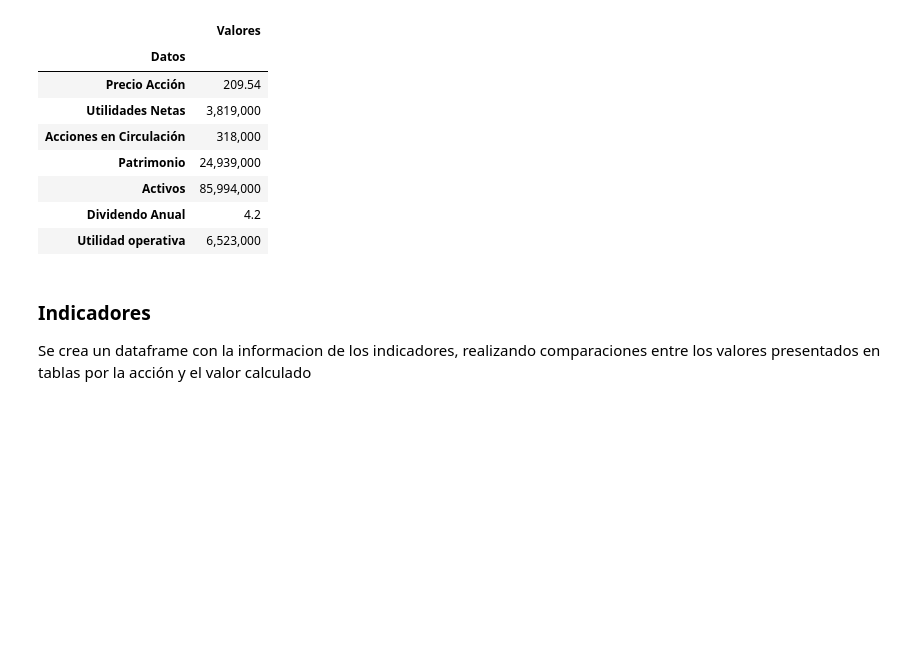
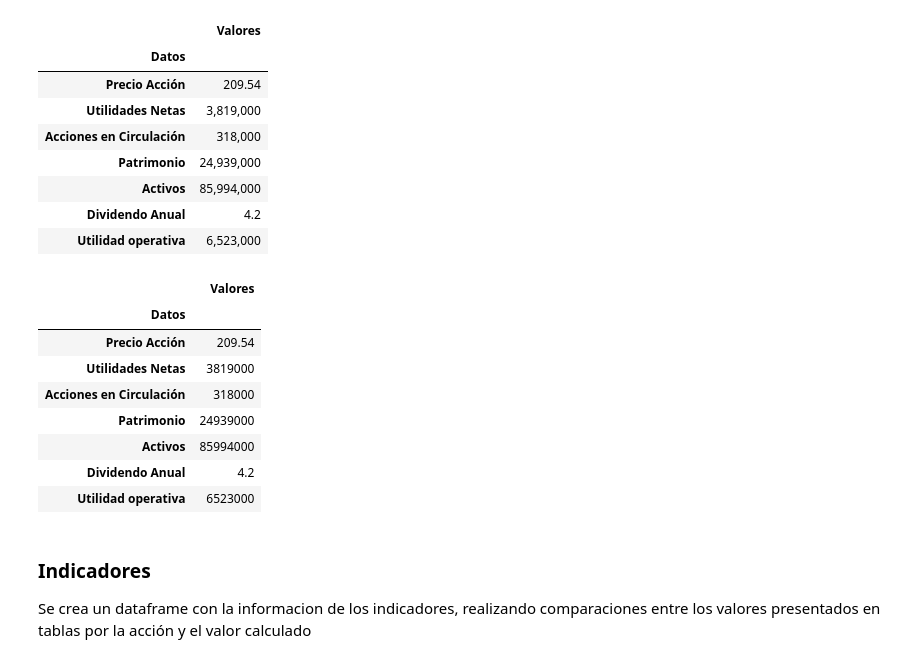
Before and after one commit to gabilang12/finanzas_corporativas, a Jupyter notebook: fc_parte_6.ipynb, the cells around one changed output. Cells and saved outputs as stored; diff of their text form; code cells hidden in the pictures; blank space fills up the shorter version.

```diff
--- a/fc_parte_6.ipynb
+++ b/fc_parte_6.ipynb
@@ -325,6 +321,23 @@ info_financiera
 | Activos | 85,994,000 |
 | Dividendo Anual | 4.2 |
 | Utilidad operativa | 6,523,000 |
+# %%
+info_financiera['Valores']['Utilidades Netas'] = info_financiera['Valores']['Utilidades Netas'].replace(",", "")
+info_financiera['Valores']['Acciones en Circulación'] = info_financiera['Valores']['Acciones en Circulación'].replace(",", "")
+info_financiera['Valores']['Patrimonio'] = info_financiera['Valores']['Patrimonio'].replace(",", "")
+info_financiera['Valores']['Activos'] = info_financiera['Valores']['Activos'].replace(",", "")
+info_financiera['Valores']['Utilidad operativa'] = info_financiera['Valores']['Utilidad operativa'].replace(",", "")
+info_financiera
+# %% [output]
+|  | Valores |
+| Datos |  |
+| Precio Acción | 209.54 |
+| Utilidades Netas | 3819000 |
+| Acciones en Circulación | 318000 |
+| Patrimonio | 24939000 |
+| Activos | 85994000 |
+| Dividendo Anual | 4.2 |
+| Utilidad operativa | 6523000 |
 # %% [markdown]
 ### Indicadores
 
```
Also changed, not shown: parts of 6 cells of this notebook.
